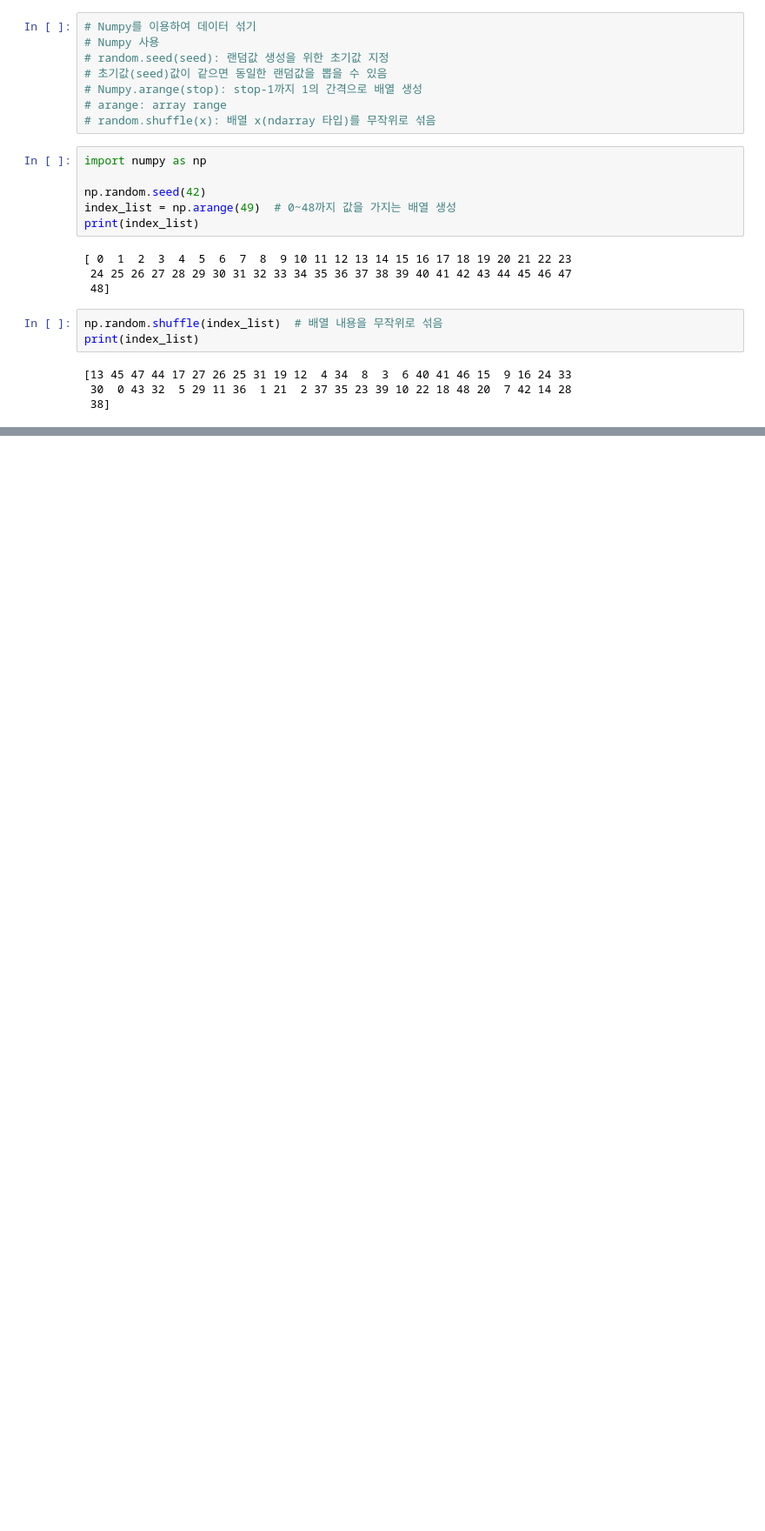
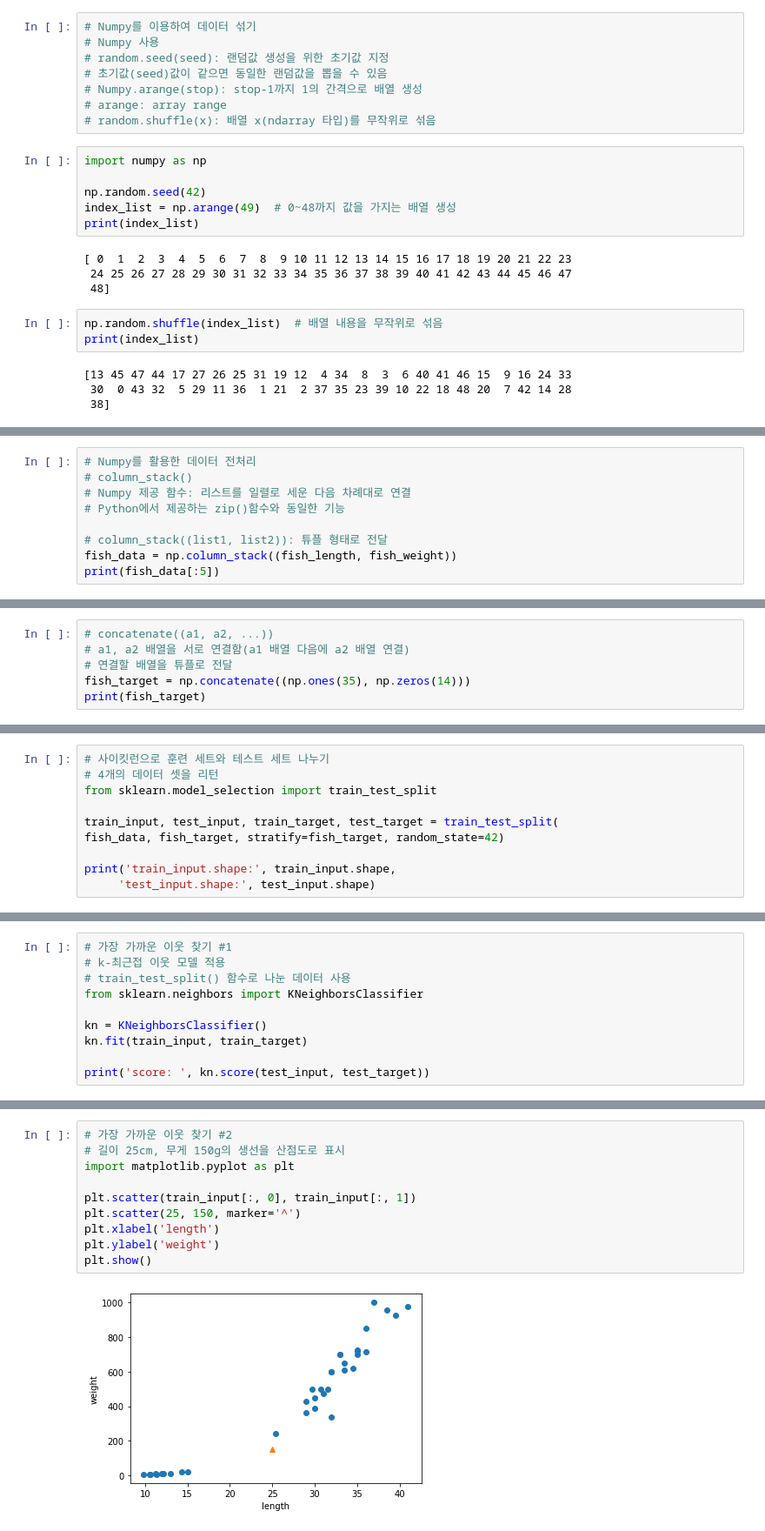
Before and after one commit to doyoung0926/study, a Jupyter notebook: study_machine_0830_2.ipynb, the cells around one changed output, grey strips where cells are left out. Shown at 87% size. Cells and saved outputs as stored; diff of their text form; blank space fills up the shorter version.

```diff
--- a/study_machine_0830_2.ipynb
+++ b/study_machine_0830_2.ipynb
@@ -160,0 +217,9 @@ print(index_list)
+# %%
+# Numpy를 활용한 데이터 전처리
+# column_stack()
+# Numpy 제공 함수: 리스트를 일렬로 세운 다음 차례대로 연결
+# Python에서 제공하는 zip()함수와 동일한 기능
+
+# column_stack((list1, list2)): 튜플 형태로 전달
+fish_data = np.column_stack((fish_length, fish_weight))
+print(fish_data[:5])
@@ -160,0 +241,6 @@ print(index_list)
+# %%
+# concatenate((a1, a2, ...))
+# a1, a2 배열을 서로 연결함(a1 배열 다음에 a2 배열 연결)
+# 연결할 배열을 튜플로 전달
+fish_target = np.concatenate((np.ones(35), np.zeros(14)))
+print(fish_target)
@@ -160,0 +272,10 @@ print(index_list)
+# %%
+# 사이킷런으로 훈련 세트와 테스트 세트 나누기
+# 4개의 데이터 셋을 리턴
+from sklearn.model_selection import train_test_split
+
+train_input, test_input, train_target, test_target = train_test_split(
+fish_data, fish_target, stratify=fish_target, random_state=42)
+
+print('train_input.shape:', train_input.shape,
+     'test_input.shape:', test_input.shape)
@@ -160,0 +293,10 @@ print(index_list)
+# %%
+# 가장 가까운 이웃 찾기 #1
+# k-최근접 이웃 모델 적용
+# train_test_split() 함수로 나눈 데이터 사용
+from sklearn.neighbors import KNeighborsClassifier
+
+kn = KNeighborsClassifier()
+kn.fit(train_input, train_target)
+
+print('score: ', kn.score(test_input, test_target))
@@ -160,0 +311,12 @@ print(index_list)
+# %%
+# 가장 가까운 이웃 찾기 #2
+# 길이 25cm, 무게 150g의 생선을 산점도로 표시
+import matplotlib.pyplot as plt
+
+plt.scatter(train_input[:, 0], train_input[:, 1])
+plt.scatter(25, 150, marker='^')
+plt.xlabel('length')
+plt.ylabel('weight')
+plt.show()
+# %% [output]
+[figure, added]
```
Also changed, not shown: parts of 37 cells of this notebook, 1 other file.
